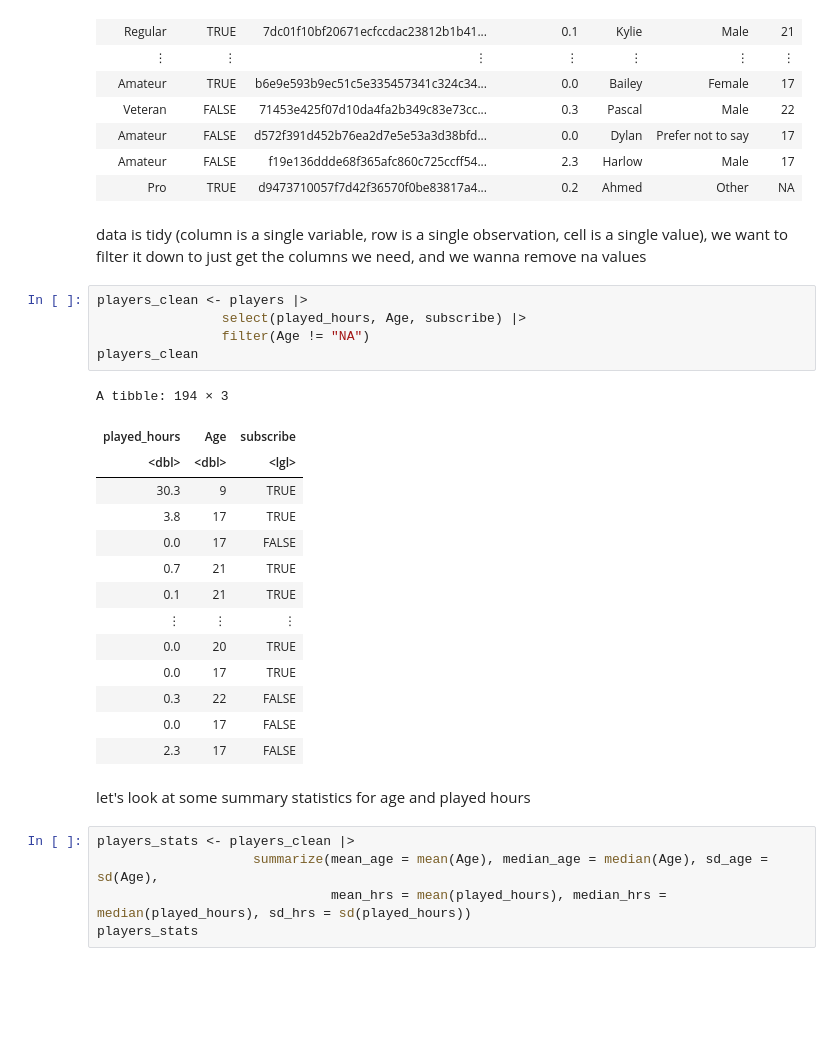
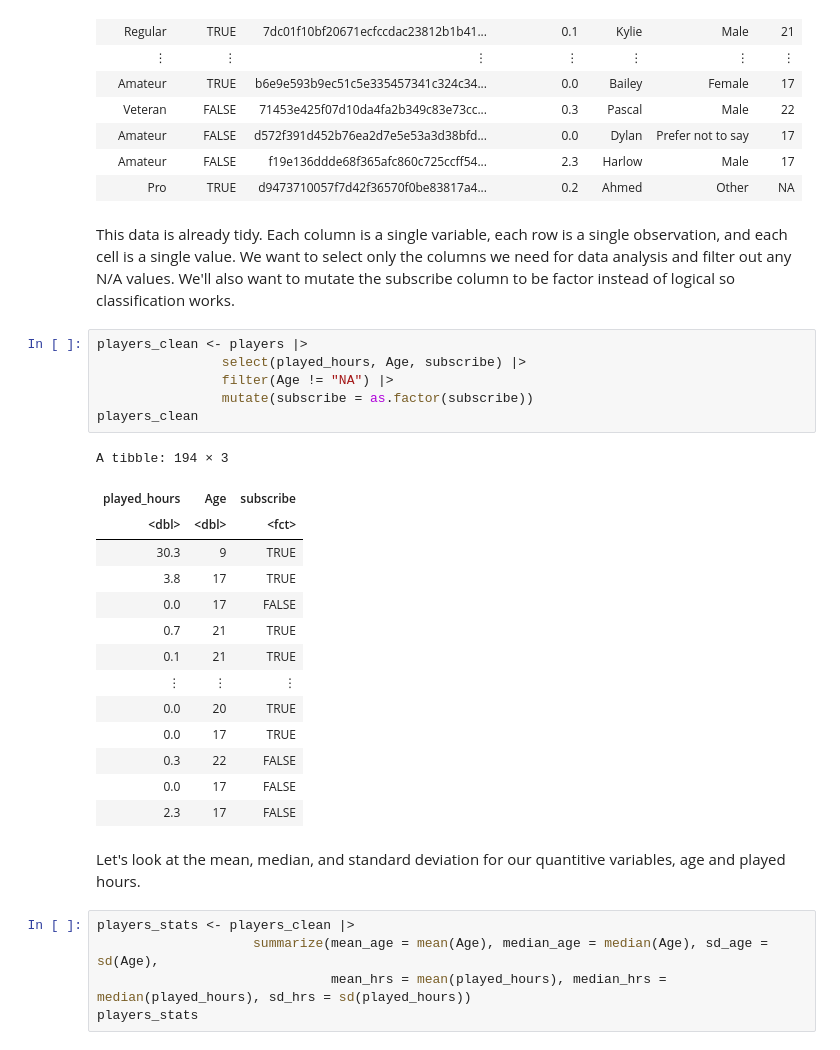
Before and after one commit to sofiezalkan/DSCI-100-Group-Project, a Jupyter notebook: datasci_group_project_final.ipynb, the cells around one changed output. Drawn from its saved outputs; the diff is of its cells as text; blank space fills up the shorter version.

Commit message:
Finished the coding for data analysis!

```diff
--- a/datasci_group_project_final.ipynb
+++ b/datasci_group_project_final.ipynb
@@ -68,16 +78,17 @@ A spec_tbl_df: 196 × 7
 | Amateur | FALSE | f19e136ddde68f365afc860c725ccff54... | 2.3 | Harlow | Male | 17 |
 | Pro | TRUE | d9473710057f7d42f36570f0be83817a4... | 0.2 | Ahmed | Other | NA |
 # %% [markdown]
-data is tidy (column is a single variable, row is a single observation, cell is a single value), we want to filter it down to just get the columns we need, and we wanna remove na values
+This data is already tidy. Each column is a single variable, each row is a single observation, and each cell is a single value. We want to select only the columns we need for data analysis and filter out any N/A values. We'll also want to mutate the subscribe column to be factor instead of logical so classification works.
 # %%
 players_clean <- players |>
                 select(played_hours, Age, subscribe) |>
-                filter(Age != "NA")
+                filter(Age != "NA") |>
+                mutate(subscribe = as.factor(subscribe))
 players_clean
 # %% [output]
 A tibble: 194 × 3
 | played_hours | Age | subscribe |
-| <dbl> | <dbl> | <lgl> |
+| <dbl> | <dbl> | <fct> |
 | 30.3 | 9 | TRUE |
 | 3.8 | 17 | TRUE |
 | 0.0 | 17 | FALSE |
@@ -90,7 +101,7 @@ A tibble: 194 × 3
 | 0.0 | 17 | FALSE |
 | 2.3 | 17 | FALSE |
 # %% [markdown]
-let's look at some summary statistics for age and played hours
+Let's look at the mean, median, and standard deviation for our quantitive variables, age and played hours.
 # %%
 players_stats <- players_clean |>
                     summarize(mean_age = mean(Age), median_age = median(Age), sd_age = sd(Age),
```
Also changed, not shown: parts of 35 cells of this notebook.
